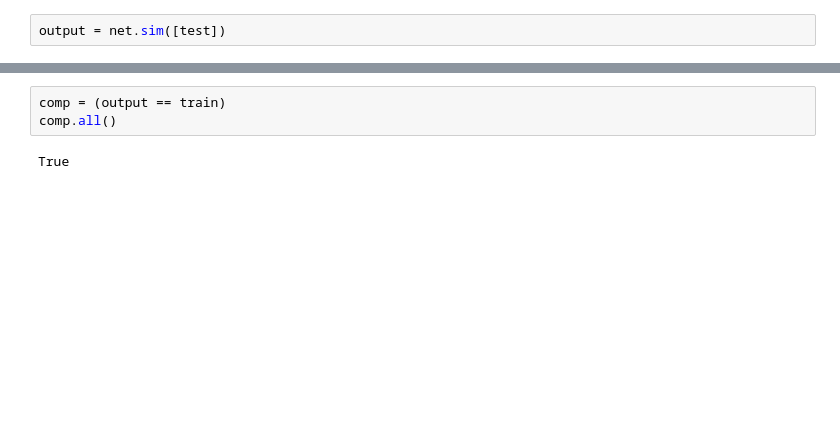
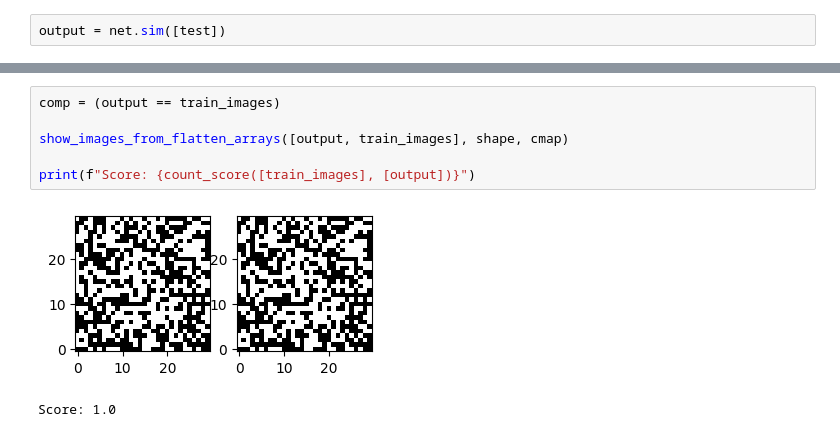
Before and after one commit to D3BINSKI/hopfield-networks, a Jupyter notebook: Libraries Tests/neurolab-test.ipynb, the cells around one changed output, grey strips where cells are left out. Cells and saved outputs as stored; diff of their text form; blank space fills up the shorter version.

```diff
--- a/Libraries Tests/neurolab-test.ipynb
+++ b/Libraries Tests/neurolab-test.ipynb
@@ -103,5 +158,9 @@ array([[-1.,  1., -1., -1., -1.,  1.,  1., -1.,  1., -1., -1., -1., -1.,
-# %%
-comp = (output == train)
-comp.all()
-# %% [output]
-True
+# %%
+comp = (output == train_images)
+
+show_images_from_flatten_arrays([output, train_images], shape, cmap)
+
+print(f"Score: {count_score([train_images], [output])}")
+# %% [output]
+[figure, added]
+Score: 1.0
```
Also changed, not shown: parts of 17 cells of this notebook.
